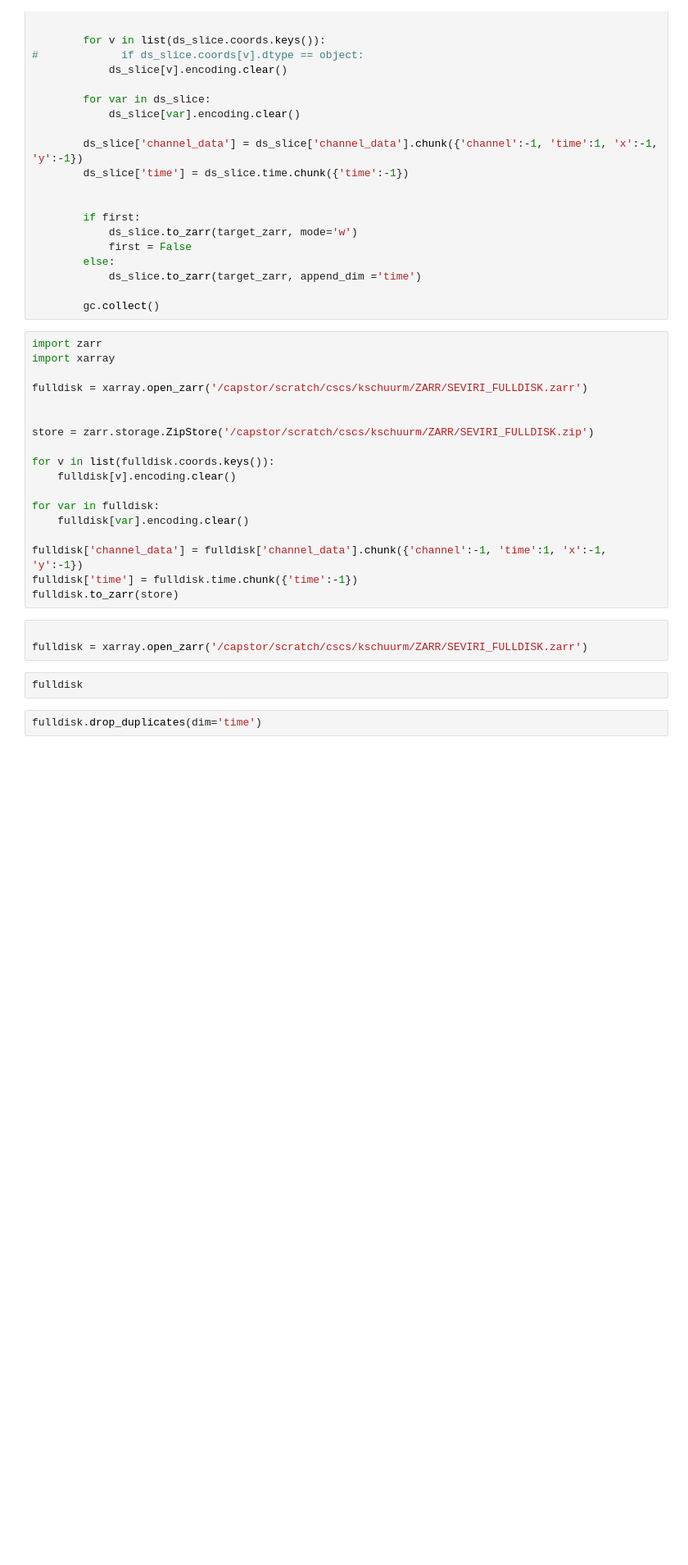
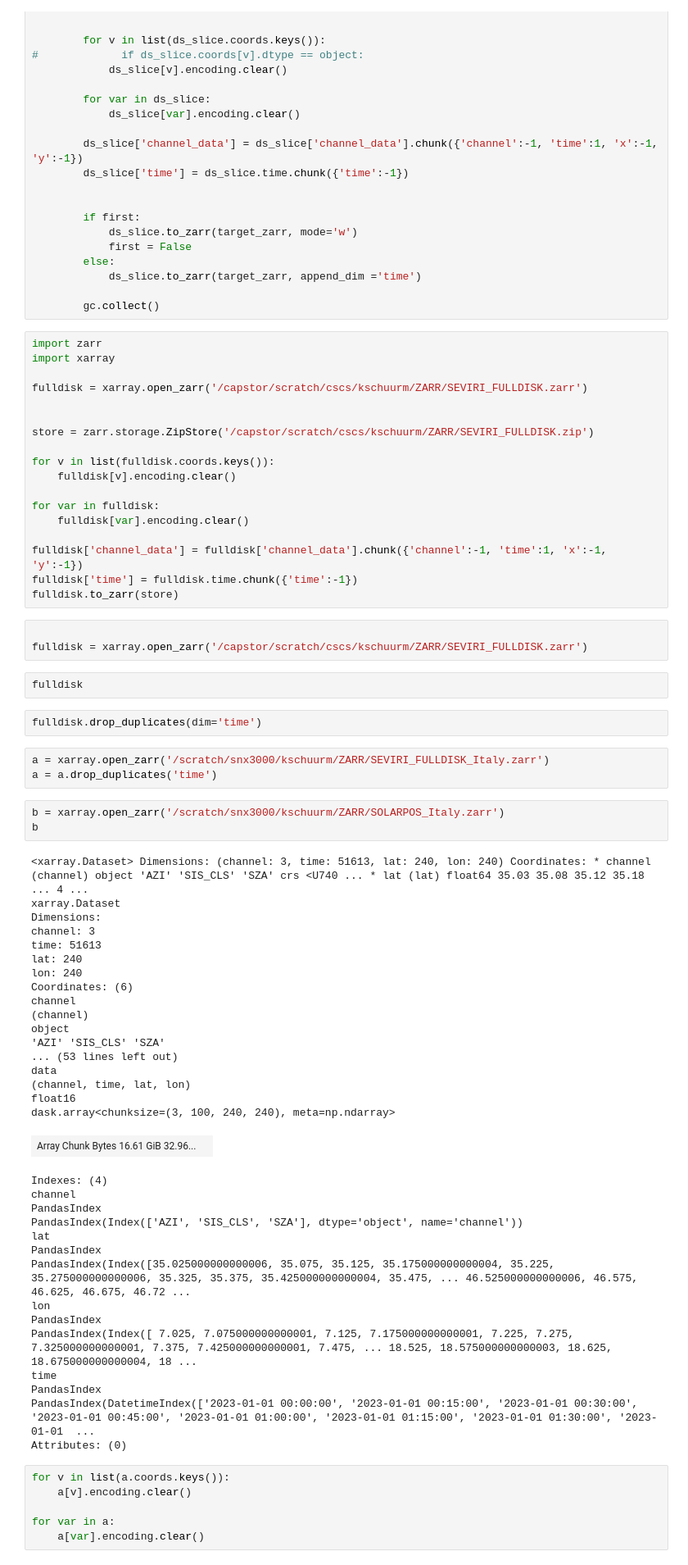
Before and after one commit to KRS-dev/irradiance_estimation, a Jupyter notebook: preprocess/RECHUNK.ipynb, the cells around one changed output. Shown: that part at 82% size. Drawn from its saved outputs; the diff is of its cells as text; blank space fills up the shorter version.

```diff
--- a/preprocess/RECHUNK.ipynb
+++ b/preprocess/RECHUNK.ipynb
@@ -166,3 +172,48 @@ fulldisk = xarray.open_zarr('/capstor/scratch/cscs/kschuurm/ZARR/SEVIRI_FULLDISK
 fulldisk
 # %%
 fulldisk.drop_duplicates(dim='time')
+# %%
+a = xarray.open_zarr('/scratch/snx3000/kschuurm/ZARR/SEVIRI_FULLDISK_Italy.zarr')
+a = a.drop_duplicates('time')
+# %%
+b = xarray.open_zarr('/scratch/snx3000/kschuurm/ZARR/SOLARPOS_Italy.zarr')
+b
+# %% [output]
+<xarray.Dataset> Dimensions: (channel: 3, time: 51613, lat: 240, lon: 240) Coordinates: * channel (channel) object 'AZI' 'SIS_CLS' 'SZA' crs <U740 ... * lat (lat) float64 35.03 35.08 35.12 35.18 ... 4 ...
+xarray.Dataset
+Dimensions:
+channel: 3
+time: 51613
+lat: 240
+lon: 240
+Coordinates: (6)
+channel
+(channel)
+object
+'AZI' 'SIS_CLS' 'SZA'
+... (53 lines left out)
+data
+(channel, time, lat, lon)
+float16
+dask.array<chunksize=(3, 100, 240, 240), meta=np.ndarray>
+| Array Chunk Bytes 16.61 GiB 32.96... |  |
+Indexes: (4)
+channel
+PandasIndex
+PandasIndex(Index(['AZI', 'SIS_CLS', 'SZA'], dtype='object', name='channel'))
+lat
+PandasIndex
+PandasIndex(Index([35.025000000000006, 35.075, 35.125, 35.175000000000004, 35.225, 35.275000000000006, 35.325, 35.375, 35.425000000000004, 35.475, ... 46.525000000000006, 46.575, 46.625, 46.675, 46.72 ...
+lon
+PandasIndex
+PandasIndex(Index([ 7.025, 7.075000000000001, 7.125, 7.175000000000001, 7.225, 7.275, 7.325000000000001, 7.375, 7.425000000000001, 7.475, ... 18.525, 18.575000000000003, 18.625, 18.675000000000004, 18 ...
+time
+PandasIndex
+PandasIndex(DatetimeIndex(['2023-01-01 00:00:00', '2023-01-01 00:15:00', '2023-01-01 00:30:00', '2023-01-01 00:45:00', '2023-01-01 01:00:00', '2023-01-01 01:15:00', '2023-01-01 01:30:00', '2023-01-01  ...
+Attributes: (0)
+# %%
+for v in list(a.coords.keys()):
+    a[v].encoding.clear()
+
+for var in a:
+    a[var].encoding.clear()
```
Also changed, not shown: parts of 5 cells of this notebook, 30 other files.
